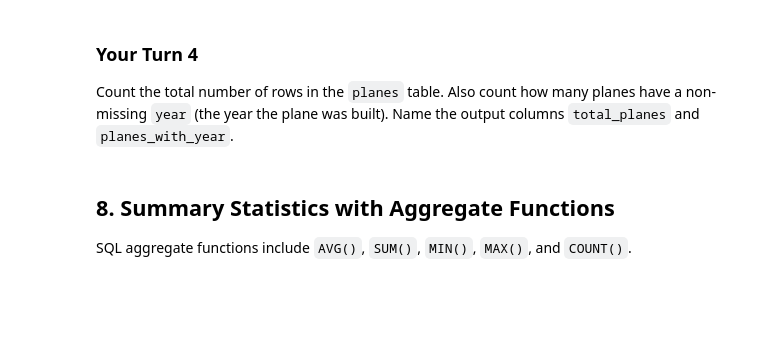
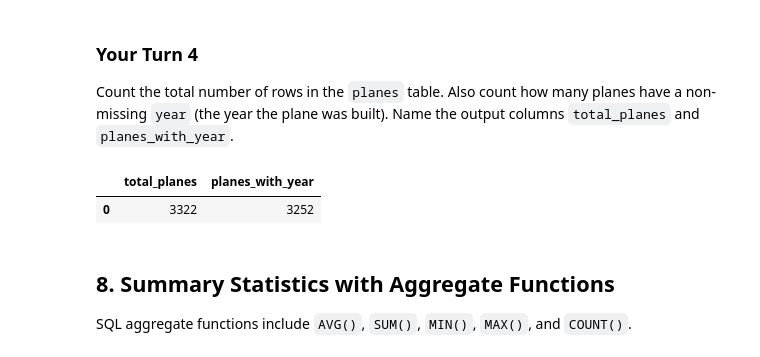
Before and after one commit to JoeG-UTSA/BAN6003-Week09-10-JoeGarcia, a Jupyter notebook: notebooks/module9_neon_sql_fundamentals_guided_lab.ipynb, the cells around one changed output. Cells and saved outputs as stored; diff of their text form; code cells hidden in the pictures; blank space fills up the shorter version.

```diff
--- a/notebooks/module9_neon_sql_fundamentals_guided_lab.ipynb
+++ b/notebooks/module9_neon_sql_fundamentals_guided_lab.ipynb
@@ -361,10 +407,16 @@ Count the total number of rows in the `planes` table. Also count how many planes
 # %%
 # Your Turn 4
 query = """
-
+SELECT
+    COUNT(*) AS total_planes,
+    COUNT(year) AS planes_with_year
+    FROM planes;
 """
 
 run_query(query, engine)
+# %% [output]
+|  | total_planes | planes_with_year |
+| 0 | 3322 | 3252 |
 # %% [markdown]
 ## 8. Summary Statistics with Aggregate Functions
 
```
Also changed, not shown: parts of 10 cells of this notebook.
